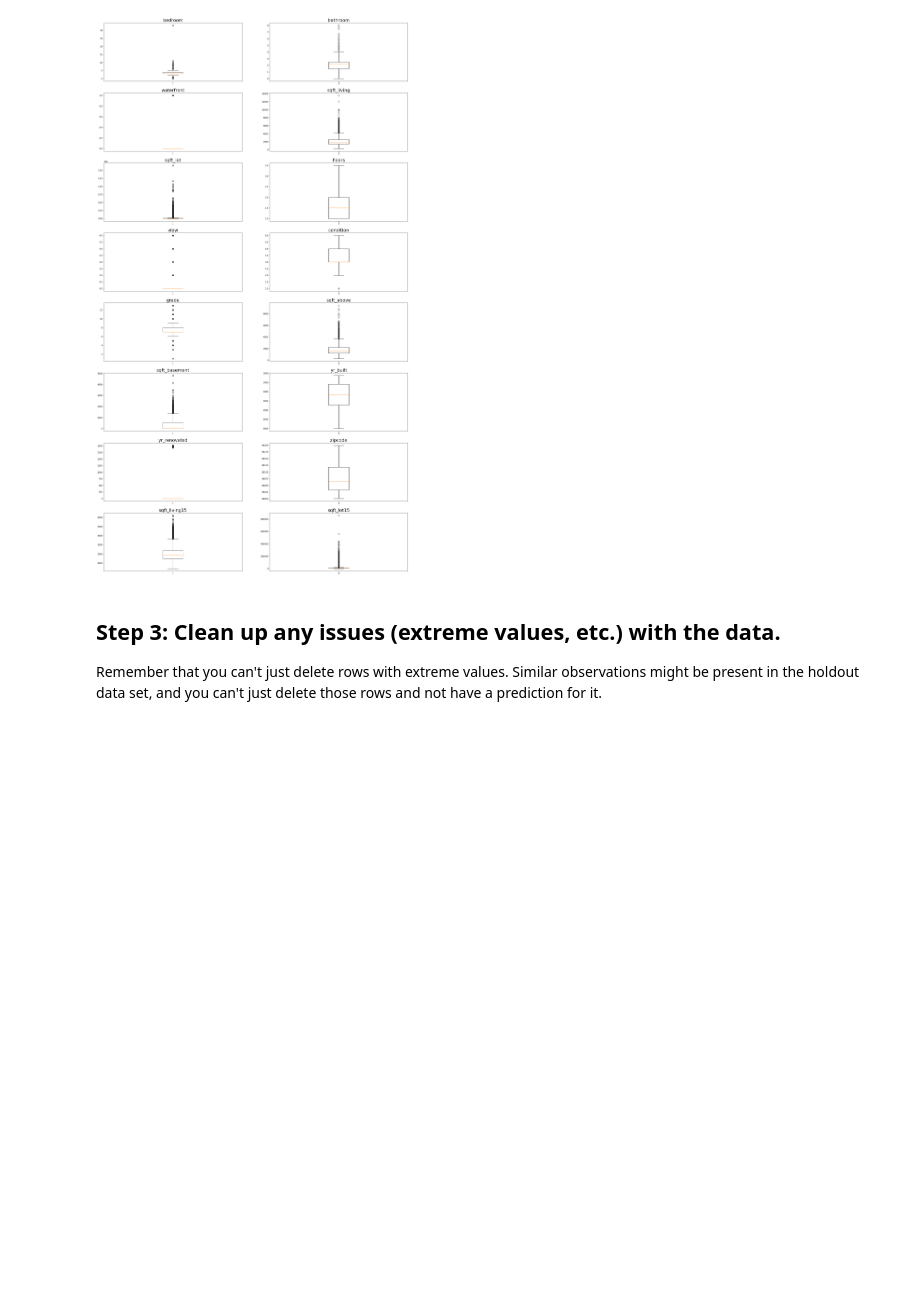
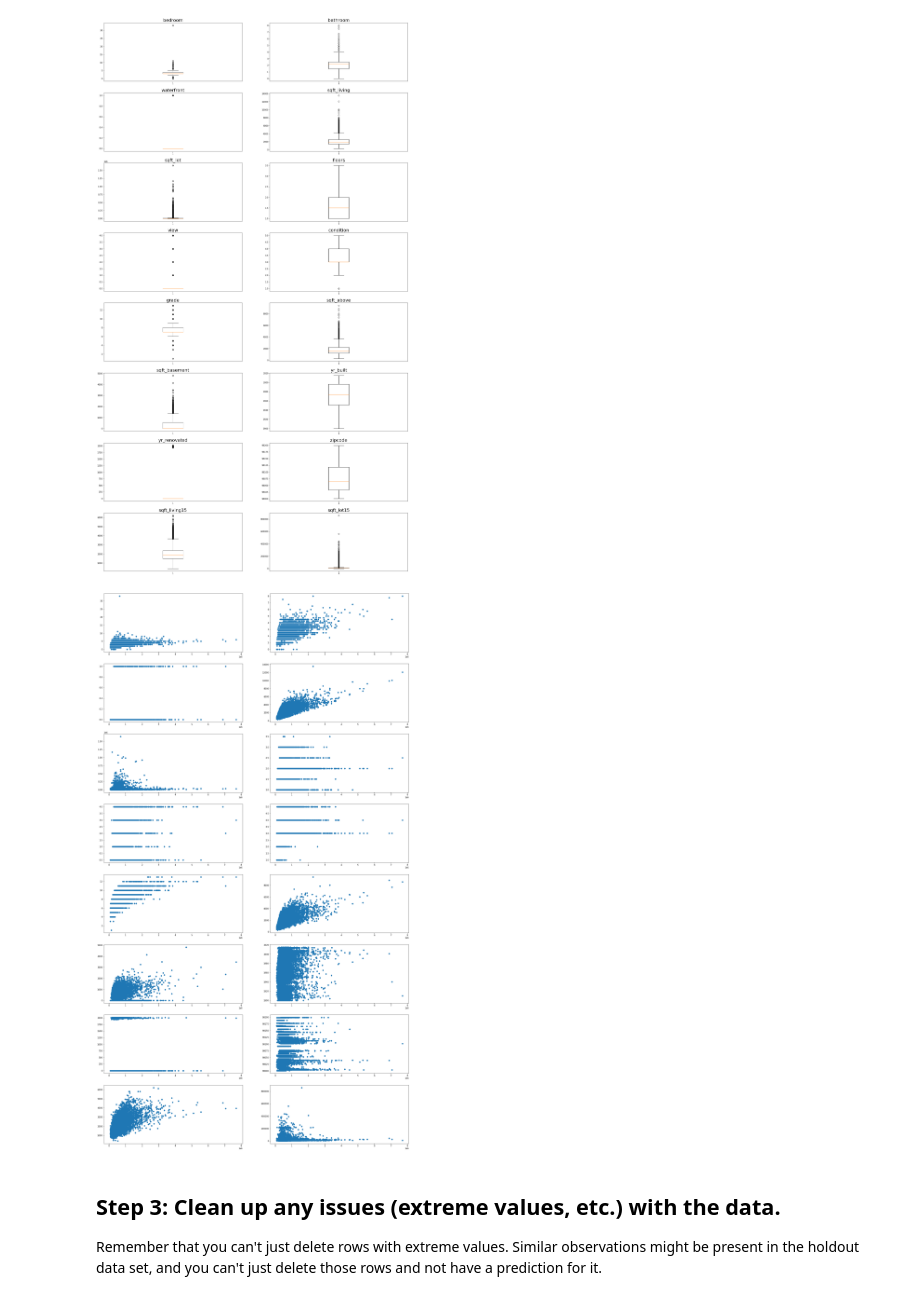
Before and after one commit to raizelistaken/Housing_Prices_KC, a Jupyter notebook: Bakeoff_modeling_process.ipynb, the cells around one changed output. Saved outputs shown, nothing was run; the diff lists cells and outputs as text; code cells hidden in the pictures; blank space fills up the shorter version.

Commit message:
scatter plot graph

```diff
--- a/Bakeoff_modeling_process.ipynb
+++ b/Bakeoff_modeling_process.ipynb
@@ -394,3 +396,26 @@ plt.subplots_adjust(hspace = .2)
+# %%
+fig , axes = plt.subplots(8,2, figsize = (27,50))
+
+axes[0][0].scatter(df['price'], df['bedrooms'])
+axes[0][1].scatter(df['price'], df['bathrooms'])
+axes[1][1].scatter(df['price'], df['sqft_living'])
+axes[2][0].scatter(df['price'], df['sqft_lot'])
+axes[2][1].scatter(df['price'], df['floors'])
+axes[3][0].scatter(df['price'], df['view'])
+axes[3][1].scatter(df['price'], df['condition'])
+axes[4][0].scatter(df['price'], df['grade'])
+axes[4][1].scatter(df['price'], df['sqft_above'])
+axes[5][0].scatter(df['price'], df['sqft_basement'])
+axes[7][0].scatter(df['price'], df['sqft_living15'])
+axes[7][1].scatter(df['price'], df['sqft_lot15'])
+axes[1][0].scatter(df['price'], df['waterfront'])
+axes[5][1].scatter(df['price'], df['yr_built'])
+axes[6][0].scatter(df['price'], df['yr_renovated'])
+axes[6][1].scatter(df['price'], df['zipcode'])
+
+plt.subplots_adjust(hspace = .2)
+# %% [output]
+[figure, added]
 # %% [markdown]
 ## Step 3: Clean up any issues (extreme values, etc.) with the data.
 
```
Also changed, not shown: parts of 4 cells of this notebook.
